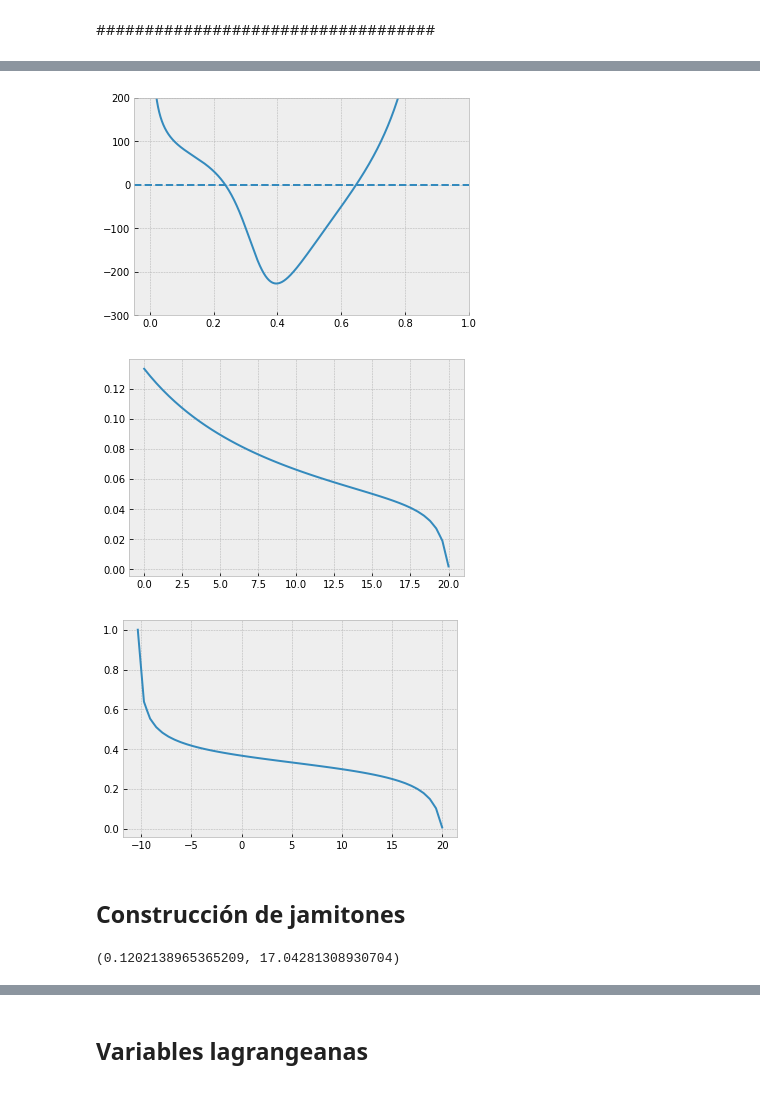
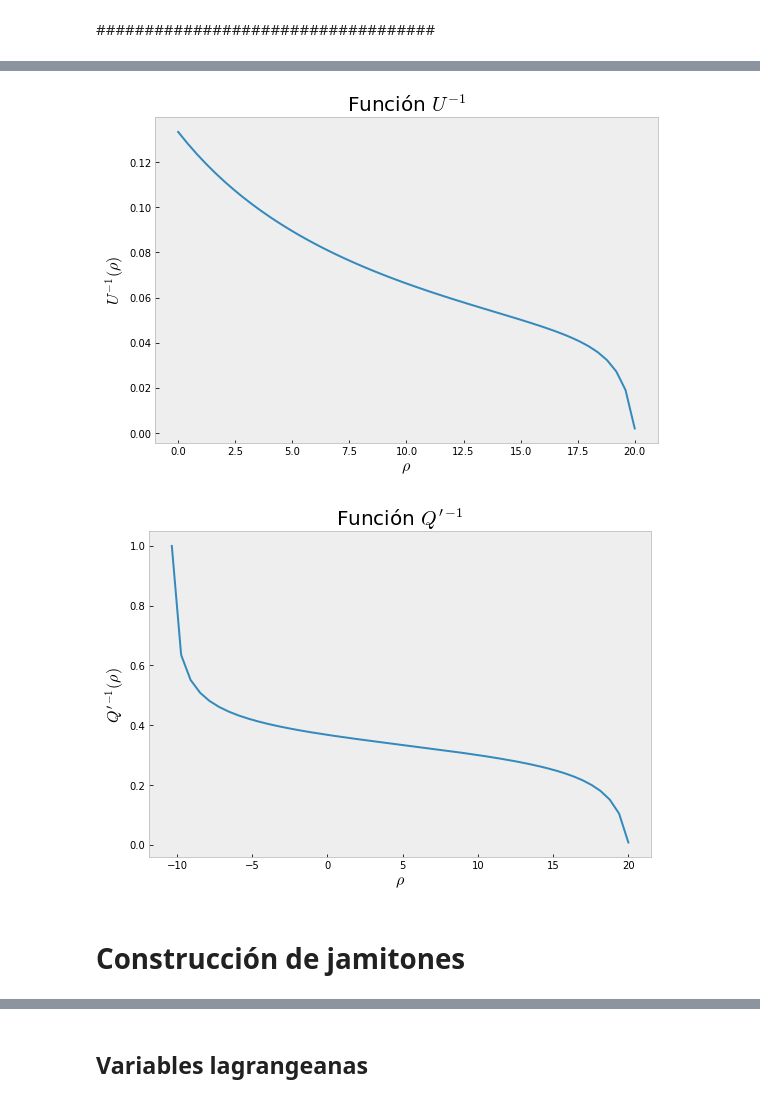
Before and after one commit to ElTapia/Jamiton, a Jupyter notebook: Second_order_traffic_model/Estudio_jamiton.ipynb, the cells around one changed output, grey strips where cells are left out. Saved outputs shown, nothing was run; the diff lists cells and outputs as text; code cells hidden in the pictures.

```diff
--- a/Second_order_traffic_model/Estudio_jamiton.ipynb
+++ b/Second_order_traffic_model/Estudio_jamiton.ipynb
@@ -28,3 +17,0 @@ def Q_e(rho):
-# %%
-rho = np.linspace(0, rho_max, 1000)
-plt.plot(rho, Q_e(rho))
@@ -44,24 +17,0 @@ plt.plot(x, 40.8*(1-Q_0(x)**(2)))
-# %%
-rho_max = 1/7.5
-u_max = 20
-beta = 12
-gamma_1 = 1/5
-gamma_2 = 1/10
-
-h = lambda rho: beta * ((rho/rho_max)**gamma_1/((1-(rho/rho_max))**gamma_2))
-
-U = lambda rho: u_max - h(rho)
-
-def Q(rho):
-
-    if np.isclose(rho, rho_max):
-        return 0
-
-    output = rho * U(rho)
-    return output
-
-zero = np.real(newton(U,rho_max-1e-4))
-rhos = np.linspace(0, zero, 1_000)
-Q_to_plot = [Q(rho) for rho in rhos]
-plt.plot(rhos/rho_max, Q_to_plot)
-plt.show()
@@ -200,3 +17,0 @@ def Q_0_3(x, U):
-# %%
-x = np.linspace(0, 1000, 1000)
-plt.plot(x, Q_0_3(x, U_)[1])
@@ -251,7 +63,7 @@ def Q_prime(rho):
 
 # Velocidad de equilibrio
 def U(rho):
-    output = Q_e(rho)/(np.sqrt((rho**2 + 1e-5**2)))
+    output = Q_e(rho)/rho
     return output
 
 
@@ -266,7 +78,7 @@ def U_inv_points(z):
     z = float(z)
     U_to_inv = lambda x: U(x)-z
 
-    rho = np.real(newton(U_to_inv, 0.5*rho_max))
+    rho = np.real(root(U_to_inv, 0.5*rho_max).x[0])
     return rho
 
 zs_U = np.linspace(u_max, 0, 50)
@@ -280,10 +92,10 @@ def Q_p_inv_points(z):
     z = float(z)
     Q_to_inv = lambda x: Q_prime(x)-z
 
-    rho = np.real(newton(Q_to_inv, 0.3*rho_max))
+    rho = np.real(root(Q_to_inv, 0.3*rho_max).x[0])
     return rho
 
-rhos = np.linspace(0, rho_max-1e-5, 100_000)
+rhos = np.linspace(1e-4, rho_max-1e-5, 100_000)
 zs_Q = np.linspace(Q_prime(rhos).min(), u_max, 50)
 Q_p_inv_to_poly = [Q_p_inv_points(z) for z in zs_Q]
 
@@ -325,11 +176,3 @@ plt.show()
-# %%
-plt.plot(rhos/rho_max, U_prime(rhos) + h_prime(rhos))
-plt.xlim(-0.05, 1)
-plt.ylim(-300, 200)
-plt.hlines(0, -0.05, 1, ls="--")
-plt.show()
-# %% [output]
-[figure, removed]
 # %%
 def U_inv_points(z):
     z = float(z)
@@ -345,9 +188,14 @@ U_inv = interp1d(zs, U_inv_to_poly)
 # %%
 z_to_plot = np.linspace(u_max, 0, 100)
 plt.plot(z_to_plot, U_inv(z_to_plot))
+plt.title(r"Función $U^{-1}$")
+plt.xlabel(r"$\rho$")
+plt.ylabel(r"$U^{-1}(\rho)$")
+plt.savefig("Charts/Funciones/U_inv.png")
+plt.grid()
 plt.show()
 # %% [output]
-[figure, old version]
+[figure, new version]
 # %%
 def Q_p_inv_points(z):
     z = float(z)
@@ -362,10 +210,15 @@ Q_p_inv_to_poly = [Q_p_inv_points(z) for z in zs]
 
 Q_p_inv = interp1d(zs, Q_p_inv_to_poly)
 # %%
-z_to_plot = np.linspace(Q_prime(rhos).min(), 20, 100)
+z_to_plot = np.linspace(Q_prime(rhos).min(), 20, 1000)
 plt.plot(z_to_plot, Q_p_inv(z_to_plot)/rho_max)
+plt.title(r"Función $Q'^{-1}$")
+plt.xlabel(r"$\rho$")
+plt.ylabel(r"$Q'^{-1}(\rho)$")
+plt.savefig("Charts/Funciones/Q_prima_inv.png")
+plt.grid()
 plt.show()
 # %% [output]
-[figure, old version]
+[figure, new version]
 # %% [markdown]
-## Construcción de jamitones
+# Construcción de jamitones
@@ -403,6 +224,0 @@ def find_u_minus(rho_plus, u_plus, rho_minus):
-# %%
-rho_minus = find_rho_minus(rho_plus, u_plus)
-u_minus = find_u_minus(rho_plus, u_plus, rho_minus)
-rho_minus/rho_max, u_minus
-# %% [output]
-(0.1202138965365209, 17.04281308930704)
```
Also changed, not shown: parts of 60 cells of this notebook, 6 other files.
